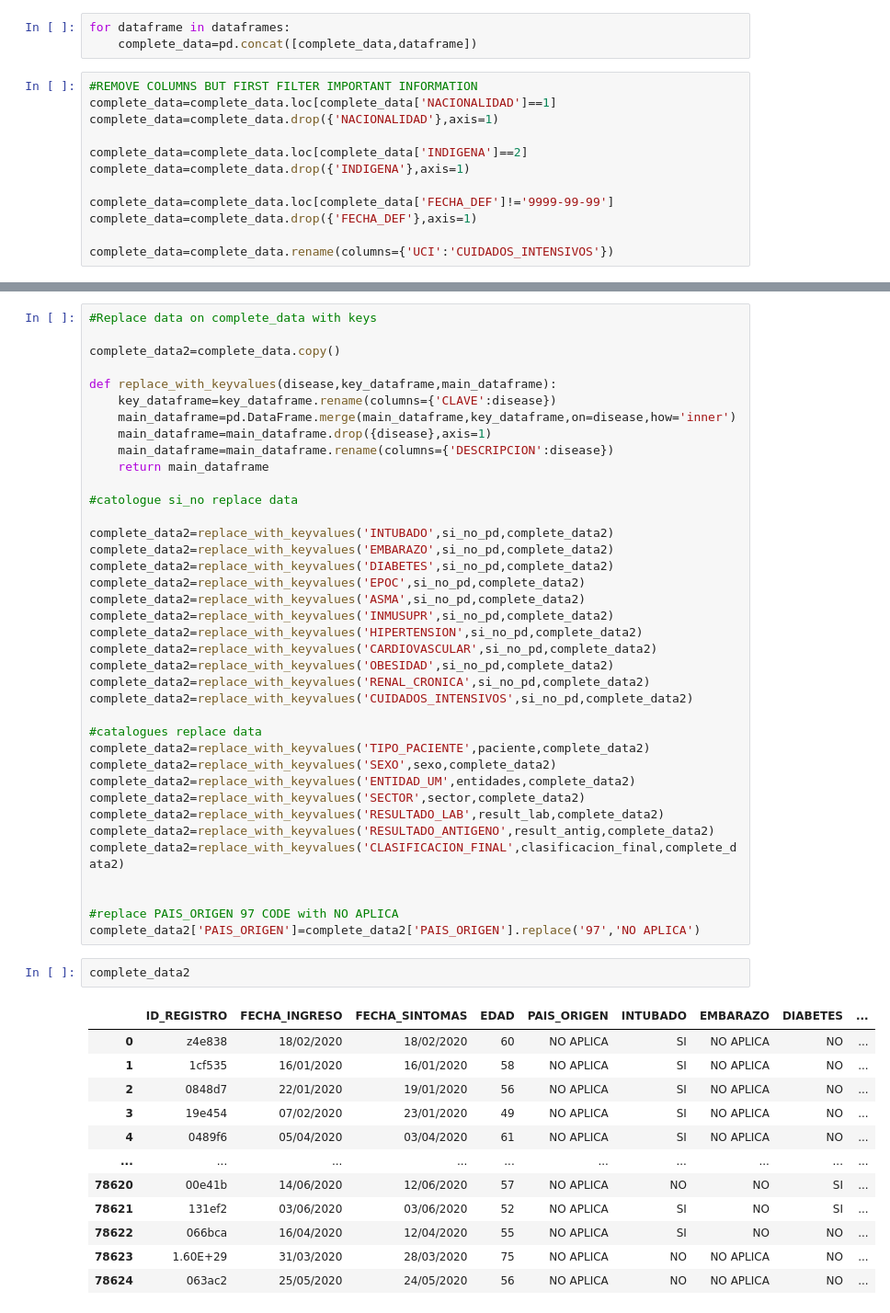
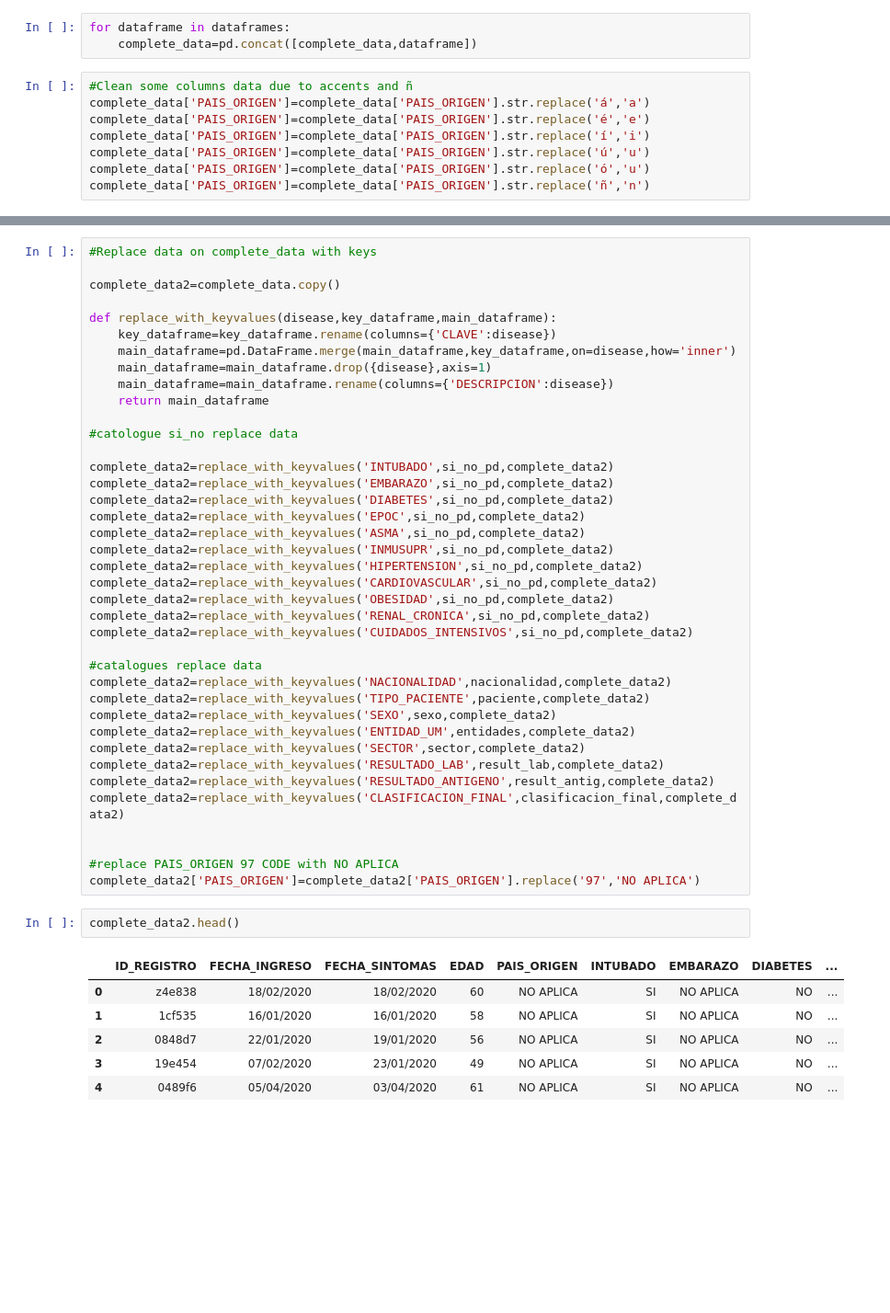
Before and after one commit to Felo2023/Project-1, a Jupyter notebook: Python programs/Main program2.0.ipynb, the cells around one changed output, grey strips where cells are left out. Shown: that part at 92% size. Saved outputs shown, nothing was run; the diff lists cells and outputs as text; blank space fills up the shorter version.

Commit message:
data cleanup 100%

```diff
--- a/Python programs/Main program2.0.ipynb
+++ b/Python programs/Main program2.0.ipynb
@@ -71,18 +52,14 @@ complete_data=pd.DataFrame()
 # %%
 for dataframe in dataframes:
     complete_data=pd.concat([complete_data,dataframe])
-# %%
-#REMOVE COLUMNS BUT FIRST FILTER IMPORTANT INFORMATION
-complete_data=complete_data.loc[complete_data['NACIONALIDAD']==1]
-complete_data=complete_data.drop({'NACIONALIDAD'},axis=1)
-
-complete_data=complete_data.loc[complete_data['INDIGENA']==2]
-complete_data=complete_data.drop({'INDIGENA'},axis=1)
-
-complete_data=complete_data.loc[complete_data['FECHA_DEF']!='9999-99-99']
-complete_data=complete_data.drop({'FECHA_DEF'},axis=1)
-
-complete_data=complete_data.rename(columns={'UCI':'CUIDADOS_INTENSIVOS'})
+# %%
+#Clean some columns data due to accents and ñ
+complete_data['PAIS_ORIGEN']=complete_data['PAIS_ORIGEN'].str.replace('á','a')
+complete_data['PAIS_ORIGEN']=complete_data['PAIS_ORIGEN'].str.replace('é','e')
+complete_data['PAIS_ORIGEN']=complete_data['PAIS_ORIGEN'].str.replace('í','i')
+complete_data['PAIS_ORIGEN']=complete_data['PAIS_ORIGEN'].str.replace('ú','u')
+complete_data['PAIS_ORIGEN']=complete_data['PAIS_ORIGEN'].str.replace('ó','u')
+complete_data['PAIS_ORIGEN']=complete_data['PAIS_ORIGEN'].str.replace('ñ','n')
 # %%
 complete_data
 # %% [output]
@@ -146,6 +129,7 @@ complete_data2=replace_with_keyvalues('RENAL_CRONICA',si_no_pd,complete_data2)
 complete_data2=replace_with_keyvalues('CUIDADOS_INTENSIVOS',si_no_pd,complete_data2)
 
 #catalogues replace data
+complete_data2=replace_with_keyvalues('NACIONALIDAD',nacionalidad,complete_data2)
 complete_data2=replace_with_keyvalues('TIPO_PACIENTE',paciente,complete_data2)
 complete_data2=replace_with_keyvalues('SEXO',sexo,complete_data2)
 complete_data2=replace_with_keyvalues('ENTIDAD_UM',entidades,complete_data2)
@@ -158,17 +142,11 @@ complete_data2=replace_with_keyvalues('CLASIFICACION_FINAL',clasificacion_final,
 #replace PAIS_ORIGEN 97 CODE with NO APLICA
 complete_data2['PAIS_ORIGEN']=complete_data2['PAIS_ORIGEN'].replace('97','NO APLICA')
 # %%
-complete_data2
+complete_data2.head()
 # %% [output]
 |  | ID_REGISTRO | FECHA_INGRESO | FECHA_SINTOMAS | EDAD | PAIS_ORIGEN | INTUBADO | EMBARAZO | DIABETES | ... |
 | 0 | z4e838 | 18/02/2020 | 18/02/2020 | 60 | NO APLICA | SI | NO APLICA | NO | ... |
 | 1 | 1cf535 | 16/01/2020 | 16/01/2020 | 58 | NO APLICA | SI | NO APLICA | NO | ... |
 | 2 | 0848d7 | 22/01/2020 | 19/01/2020 | 56 | NO APLICA | SI | NO APLICA | NO | ... |
 | 3 | 19e454 | 07/02/2020 | 23/01/2020 | 49 | NO APLICA | SI | NO APLICA | NO | ... |
 | 4 | 0489f6 | 05/04/2020 | 03/04/2020 | 61 | NO APLICA | SI | NO APLICA | NO | ... |
-| ... | ... | ... | ... | ... | ... | ... | ... | ... | ... |
-| 78620 | 00e41b | 14/06/2020 | 12/06/2020 | 57 | NO APLICA | NO | NO | SI | ... |
-| 78621 | 131ef2 | 03/06/2020 | 03/06/2020 | 52 | NO APLICA | SI | NO | SI | ... |
-| 78622 | 066bca | 16/04/2020 | 12/04/2020 | 55 | NO APLICA | SI | NO | NO | ... |
-| 78623 | 1.60E+29 | 31/03/2020 | 28/03/2020 | 75 | NO APLICA | NO | NO APLICA | NO | ... |
-| 78624 | 063ac2 | 25/05/2020 | 24/05/2020 | 56 | NO APLICA | NO | NO APLICA | NO | ... |
```
Also changed, not shown: parts of 7 cells of this notebook, 1 other file.
